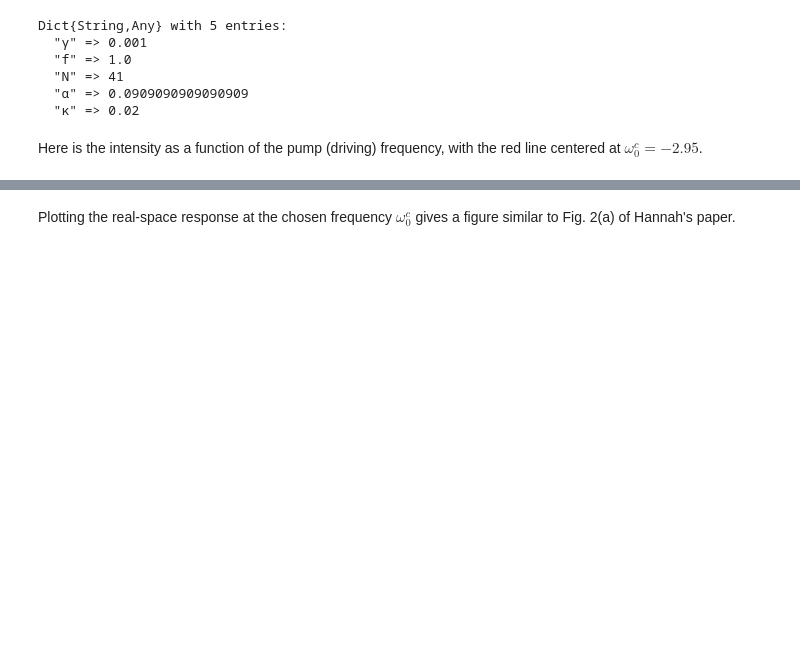
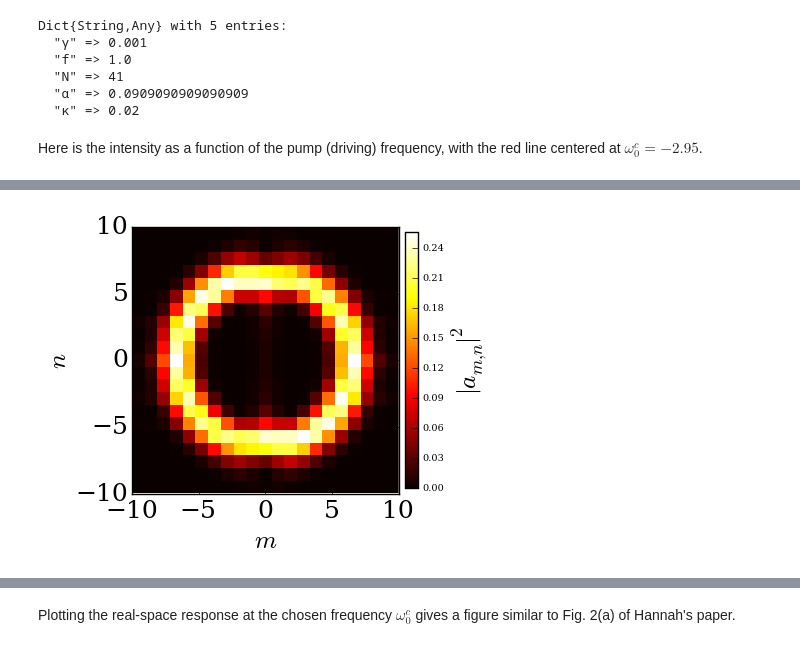
Before and after one commit to berceanu/notebooks, a Jupyter notebook: julia/berryphase.ipynb, the cells around one changed output, grey strips where cells are left out. Drawn from its saved outputs; the diff is of its cells as text; code cells hidden in the pictures; blank space fills up the shorter version.

```diff
--- a/julia/berryphase.ipynb
+++ b/julia/berryphase.ipynb
@@ -28,3 +28,7 @@ plotintensity(;stp=0.001)
+# %%
+plotreal(cω0; lim=10, random=0)
+# %% [output]
+[figure, added]
 # %%
 plotintensity(;stp=0.001, seed=4321)
 # %% [output]
```
Also changed, not shown: parts of 6 cells of this notebook, 1 other file.
